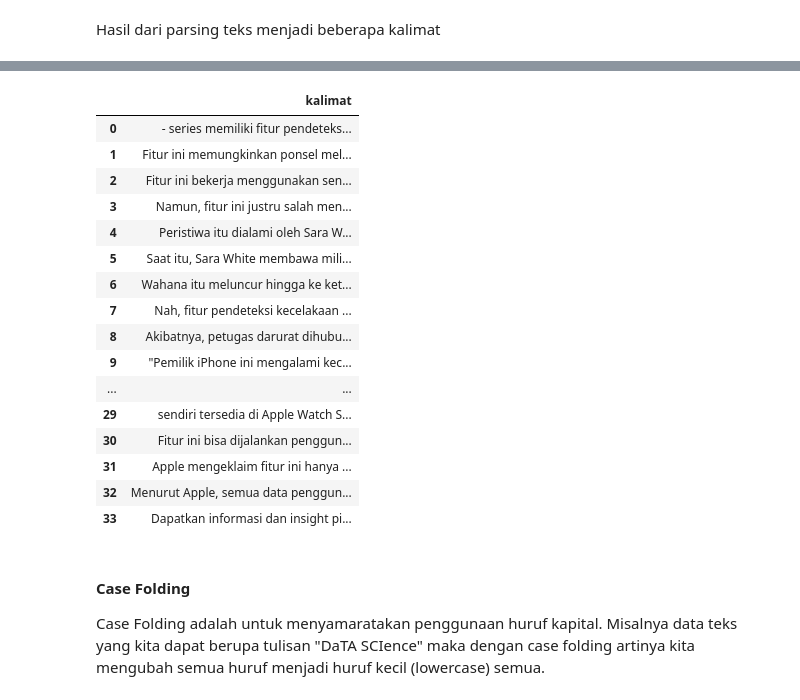
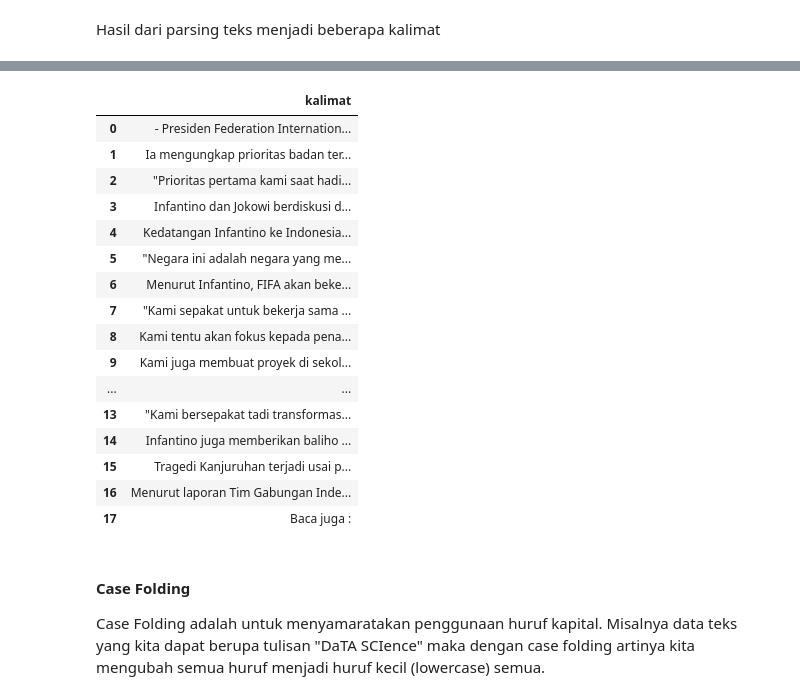
Before and after one commit to azrielakbar/webmining, a Jupyter notebook: _sources/tugaspagerank.ipynb, the cells around one changed output, grey strips where cells are left out. Cells and saved outputs as stored; diff of their text form; code cells hidden in the pictures.

```diff
--- a/_sources/tugaspagerank.ipynb
+++ b/_sources/tugaspagerank.ipynb
@@ -655,10 +652,10 @@ import nltk
 nltk.download('punkt')
 from nltk.tokenize import sent_tokenize
 
-df_pisahkalimat = df_scrape.copy()
-df_pisahkalimat ["konten"][0] = sent_tokenize(df_pisahkalimat["konten"][0])
+df_parsingtext = df_scrape.copy()
+df_parsingtext ["Isi Berita"][0] = sent_tokenize(df_parsingtext["Isi Berita"][0])
 
-df_pisahkalimat = pd.DataFrame(df_pisahkalimat["konten"][0], columns=["kalimat"])
-df_pisahkalimat
+df_parsingtext = pd.DataFrame(df_parsingtext["Isi Berita"][0], columns=["kalimat"])
+df_parsingtext
 # %% [output]
 [nltk_data] Downloading package punkt to /root/nltk_data...
@@ -666,20 +663,20 @@ df_pisahkalimat
 |  | kalimat |
-| 0 | - series memiliki fitur pendeteks... |
-| 1 | Fitur ini memungkinkan ponsel mel... |
-| 2 | Fitur ini bekerja menggunakan sen... |
-| 3 | Namun, fitur ini justru salah men... |
-| 4 | Peristiwa itu dialami oleh Sara W... |
-| 5 | Saat itu, Sara White membawa mili... |
-| 6 | Wahana itu meluncur hingga ke ket... |
-| 7 | Nah, fitur pendeteksi kecelakaan ... |
-| 8 | Akibatnya, petugas darurat dihubu... |
-| 9 | "Pemilik iPhone ini mengalami kec... |
+| 0 | - Presiden Federation Internation... |
+| 1 | Ia mengungkap prioritas badan ter... |
+| 2 | "Prioritas pertama kami saat hadi... |
+| 3 | Infantino dan Jokowi berdiskusi d... |
+| 4 | Kedatangan Infantino ke Indonesia... |
+| 5 | "Negara ini adalah negara yang me... |
+| 6 | Menurut Infantino, FIFA akan beke... |
+| 7 | "Kami sepakat untuk bekerja sama ... |
+| 8 | Kami tentu akan fokus kepada pena... |
+| 9 | Kami juga membuat proyek di sekol... |
 | ... | ... |
-| 29 | sendiri tersedia di Apple Watch S... |
-| 30 | Fitur ini bisa dijalankan penggun... |
-| 31 | Apple mengeklaim fitur ini hanya ... |
-| 32 | Menurut Apple, semua data penggun... |
-| 33 | Dapatkan informasi dan insight pi... |
+| 13 | "Kami bersepakat tadi transformas... |
+| 14 | Infantino juga memberikan baliho ... |
+| 15 | Tragedi Kanjuruhan terjadi usai p... |
+| 16 | Menurut laporan Tim Gabungan Inde... |
+| 17 | Baca juga : |
 # %% [markdown]
 #### **Case Folding**
 Case Folding adalah untuk menyamaratakan penggunaan huruf kapital. Misalnya data teks yang kita dapat berupa tulisan "DaTA SCIence" maka dengan case folding artinya kita mengubah semua huruf menjadi huruf kecil (lowercase) semua.
```
Also changed, not shown: parts of 32 cells of this notebook, 6 other files.
